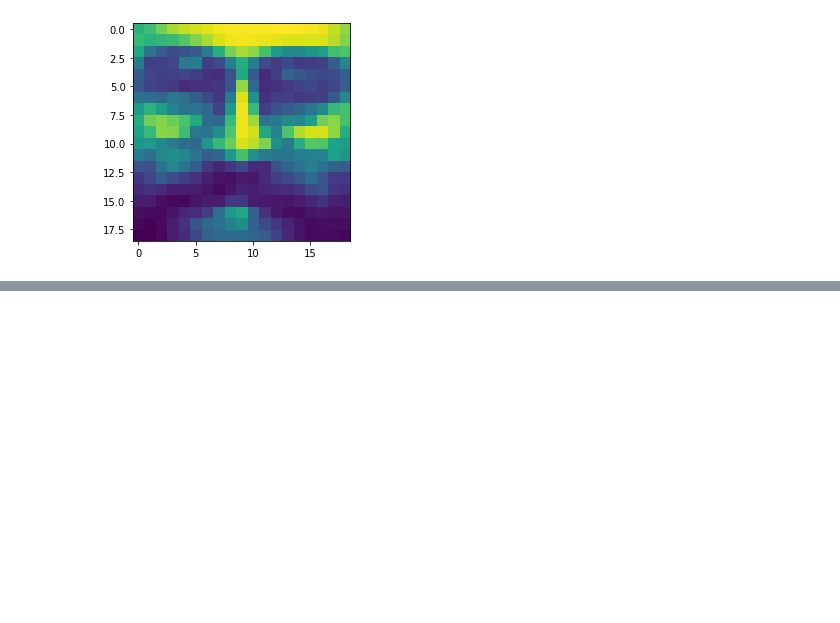
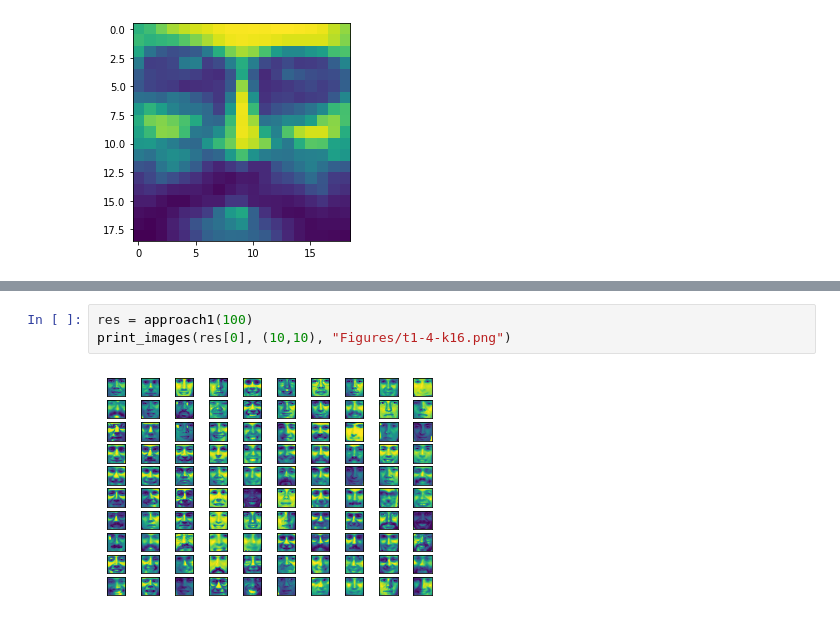
Before and after one commit to nklskyoy/patternrecognition, a Jupyter notebook: Ex_01/ex4.ipynb, the cells around one changed output, grey strips where cells are left out. Saved outputs shown, nothing was run; the diff lists cells and outputs as text; blank space fills up the shorter version.

```diff
--- a/Ex_01/ex4.ipynb
+++ b/Ex_01/ex4.ipynb
@@ -138,0 +95,5 @@ indices.shape
+# %%
+res = approach1(100)
+print_images(res[0], (10,10), "Figures/t1-4-k16.png")
+# %% [output]
+[figure, added]
```
Also changed, not shown: parts of 11 cells of this notebook, 6 other files.
